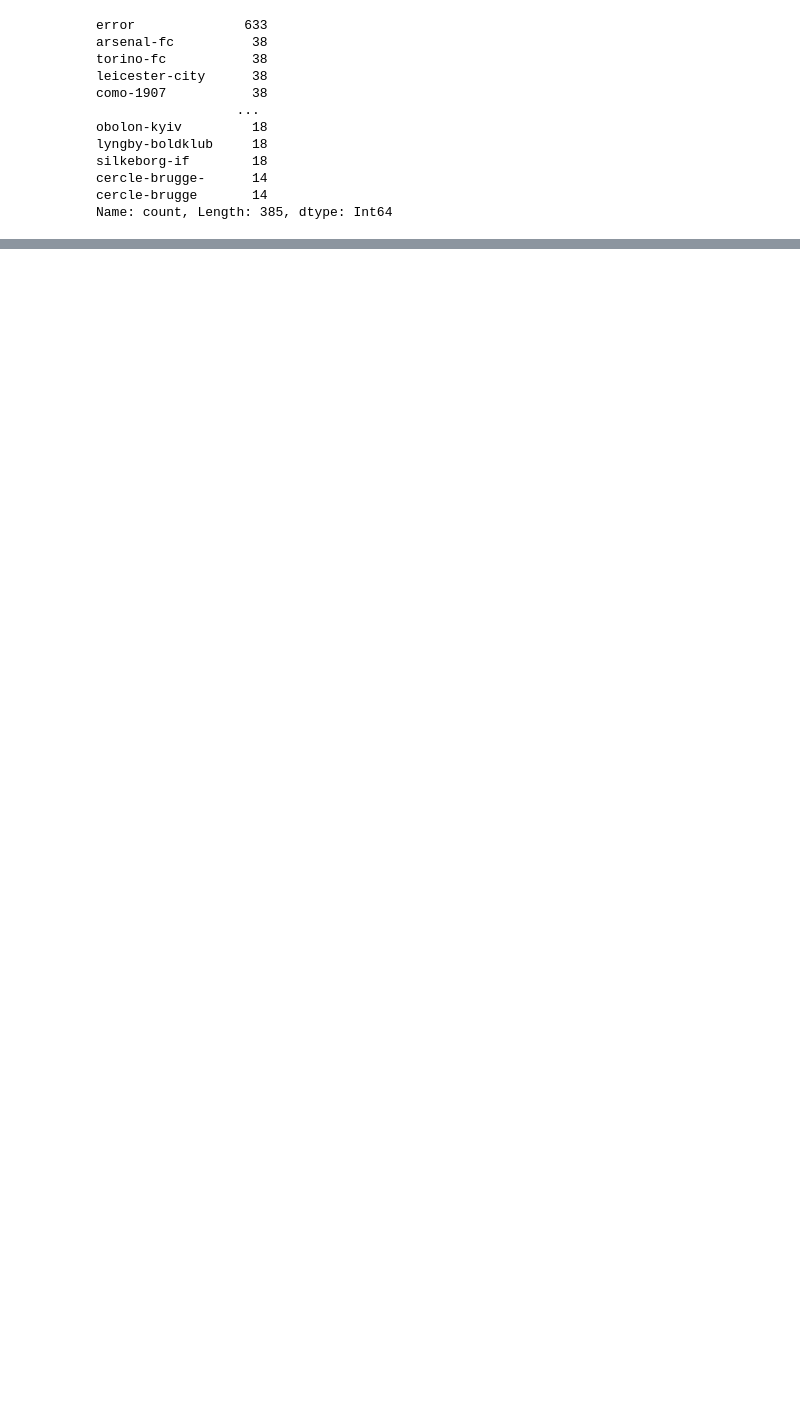
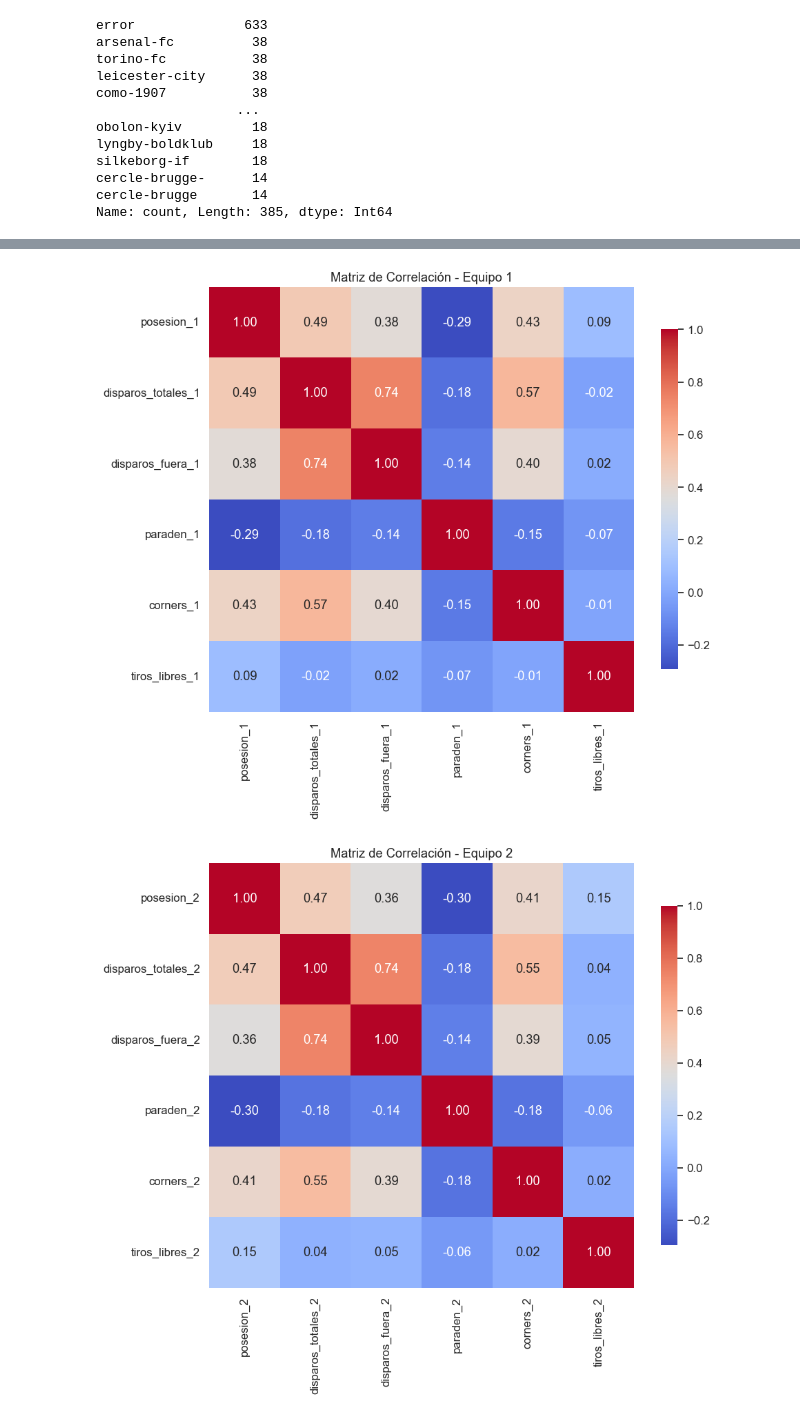
Before and after one commit to jburdiles/ProyectoIIC3641, a Jupyter notebook: data/code/data_cleaning.ipynb, the cells around one changed output, grey strips where cells are left out. Drawn from its saved outputs; the diff is of its cells as text; code cells hidden in the pictures; blank space fills up the shorter version.

```diff
--- a/data/code/data_cleaning.ipynb
+++ b/data/code/data_cleaning.ipynb
@@ -122,5 +140,25 @@ df.describe()
 # %%
 corr = df[cols].corr()
+# %%
+# dividimos df en _1 y _2 para ver correlaciones por equipo
+
+cols_1 = [col for col in cols if col.endswith('_1')]
+cols_2 = [col for col in cols if col.endswith('_2')]
+
+corr_1 = df[cols_1].corr()
+corr_2 = df[cols_2].corr()
+
+plt.figure(figsize=(10, 8))
+sns.heatmap(corr_1, annot=True, fmt=".2f", cmap='coolwarm', square=True, cbar_kws={"shrink": .8})
+plt.title("Matriz de Correlación - Equipo 1")
+plt.show()
+plt.figure(figsize=(10, 8))
+sns.heatmap(corr_2, annot=True, fmt=".2f", cmap='coolwarm', square=True, cbar_kws={"shrink": .8})
+plt.title("Matriz de Correlación - Equipo 2")
+plt.show()
+# %% [output]
+[figure, added]
+[figure, added]
 # %%
 plt.figure(figsize=(15,10))
 sns.heatmap(corr, annot=True, cmap="coolwarm")
```
Also changed, not shown: parts of 10 cells of this notebook.
